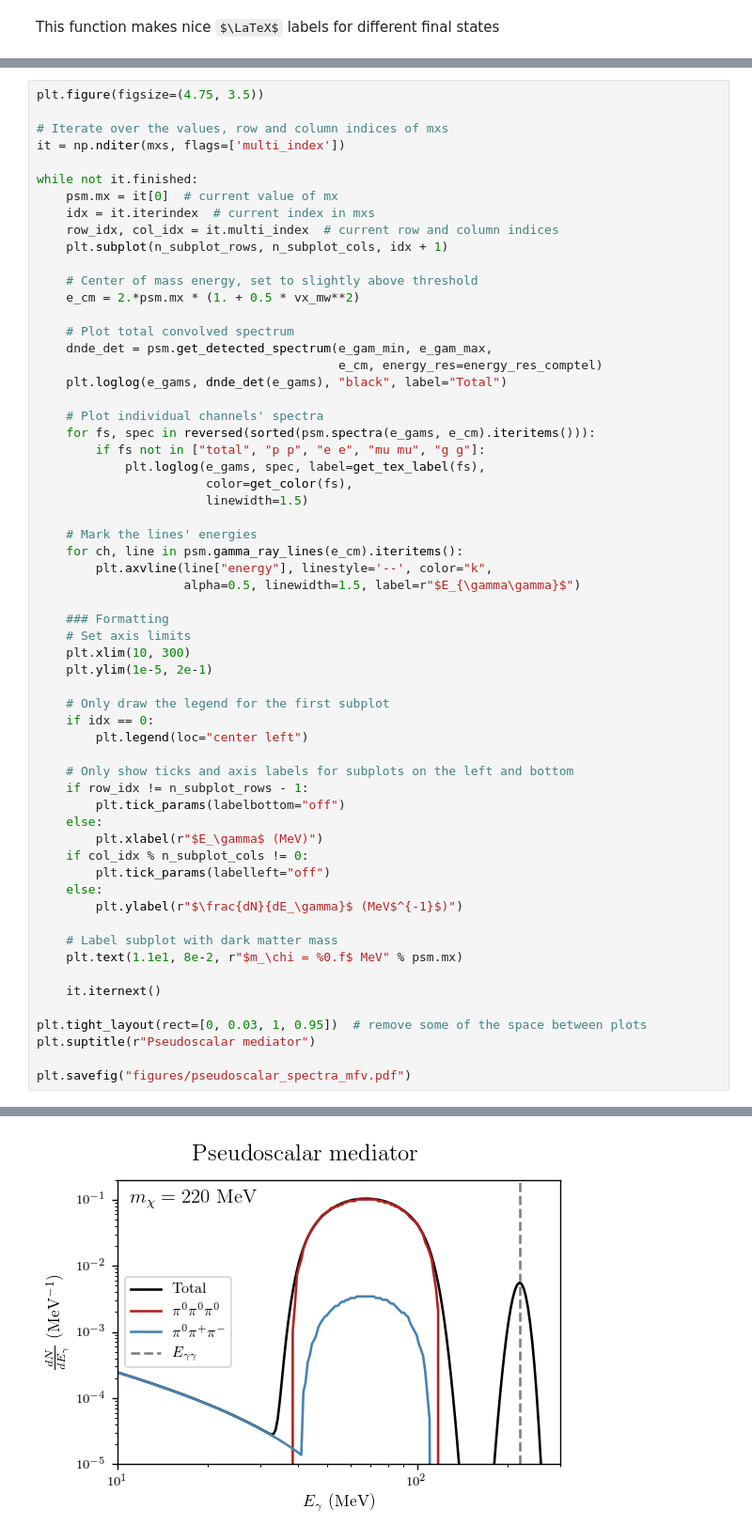
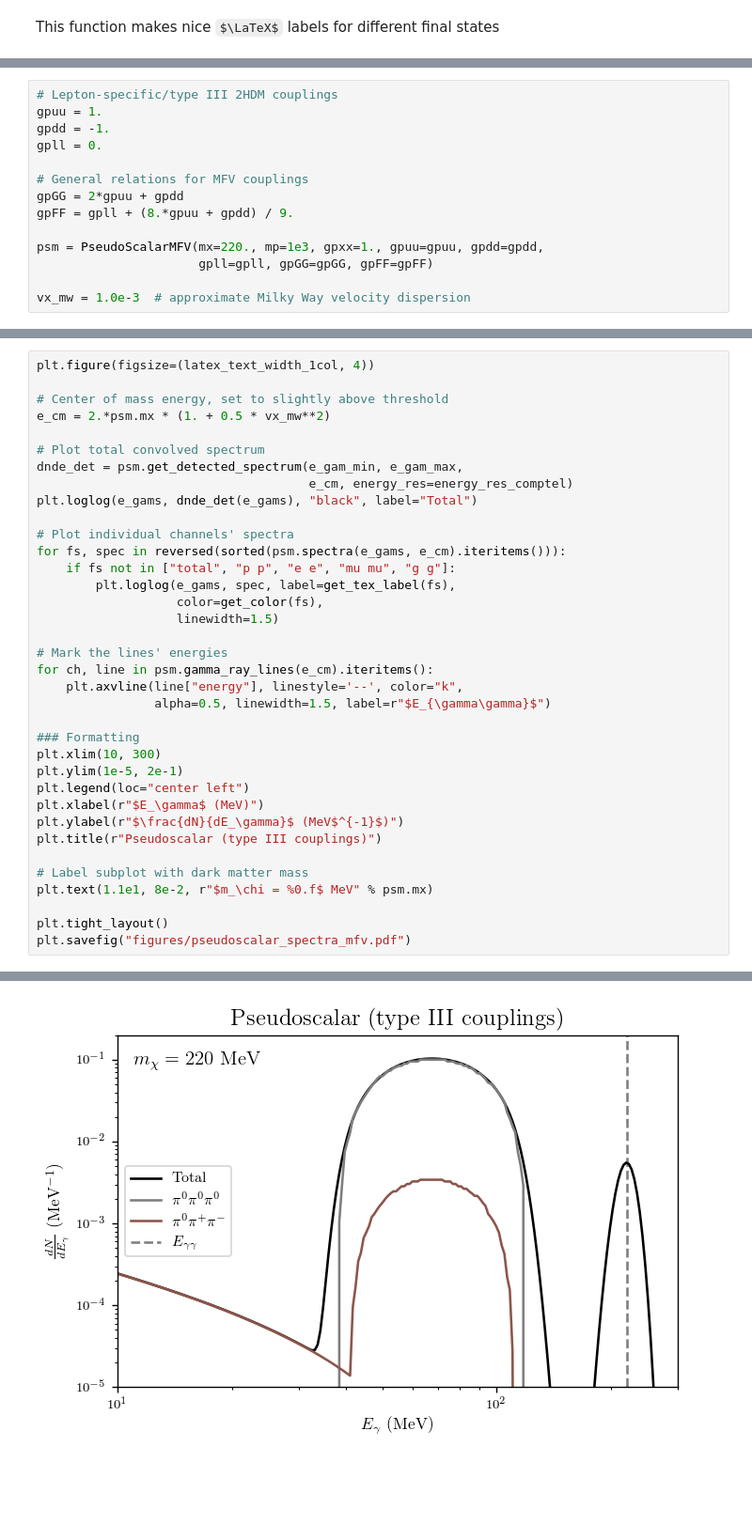
Before and after one commit to LoganAMorrison/Hazma, a Jupyter notebook: tutorials/pseudoscalar_mediator_spectra.ipynb, the cells around one changed output, grey strips where cells are left out. Shown at 94% size. Saved outputs shown, nothing was run; the diff lists cells and outputs as text; some formulas as TeX source; blank space fills up the shorter version.

Commit message:
Remade plots with better formatting and colors for my thesis.

```diff
--- a/tutorials/pseudoscalar_mediator_spectra.ipynb
+++ b/tutorials/pseudoscalar_mediator_spectra.ipynb
@@ -28,0 +11,14 @@ Choose arrays of photon energies and DM masses. The DM mass array has the same s
+# %%
+# Lepton-specific/type III 2HDM couplings
+gpuu = 1.
+gpdd = -1.
+gpll = 0.
+
+# General relations for MFV couplings
+gpGG = 2*gpuu + gpdd
+gpFF = gpll + (8.*gpuu + gpdd) / 9.
+
+psm = PseudoScalarMFV(mx=220., mp=1e3, gpxx=1., gpuu=gpuu, gpdd=gpdd,
+                      gpll=gpll, gpGG=gpGG, gpFF=gpFF)
+
+vx_mw = 1.0e-3  # approximate Milky Way velocity dispersion
@@ -37,62 +30,38 @@ Iterate over the array of dark matter masses, computing the spectrum at each $E_
 # %%
-plt.figure(figsize=(4.75, 3.5))
+plt.figure(figsize=(latex_text_width_1col, 4))
 
-# Iterate over the values, row and column indices of mxs
-it = np.nditer(mxs, flags=['multi_index'])
+# Center of mass energy, set to slightly above threshold
+e_cm = 2.*psm.mx * (1. + 0.5 * vx_mw**2)
 
-while not it.finished:
-    psm.mx = it[0]  # current value of mx
-    idx = it.iterindex  # current index in mxs
-    row_idx, col_idx = it.multi_index  # current row and column indices
-    plt.subplot(n_subplot_rows, n_subplot_cols, idx + 1)
+# Plot total convolved spectrum
+dnde_det = psm.get_detected_spectrum(e_gam_min, e_gam_max,
+                                     e_cm, energy_res=energy_res_comptel)
+plt.loglog(e_gams, dnde_det(e_gams), "black", label="Total")
 
-    # Center of mass energy, set to slightly above threshold
-    e_cm = 2.*psm.mx * (1. + 0.5 * vx_mw**2)
+# Plot individual channels' spectra
+for fs, spec in reversed(sorted(psm.spectra(e_gams, e_cm).iteritems())):
+    if fs not in ["total", "p p", "e e", "mu mu", "g g"]:
+        plt.loglog(e_gams, spec, label=get_tex_label(fs),
+                   color=get_color(fs),
+                   linewidth=1.5)
 
-    # Plot total convolved spectrum
-    dnde_det = psm.get_detected_spectrum(e_gam_min, e_gam_max,
-                                         e_cm, energy_res=energy_res_comptel)
-    plt.loglog(e_gams, dnde_det(e_gams), "black", label="Total")
+# Mark the lines' energies
+for ch, line in psm.gamma_ray_lines(e_cm).iteritems():
+    plt.axvline(line["energy"], linestyle='--', color="k",
+                alpha=0.5, linewidth=1.5, label=r"$E_{\gamma\gamma}$")
 
-    # Plot individual channels' spectra
-    for fs, spec in reversed(sorted(psm.spectra(e_gams, e_cm).iteritems())):
-        if fs not in ["total", "p p", "e e", "mu mu", "g g"]:
-            plt.loglog(e_gams, spec, label=get_tex_label(fs),
-                       color=get_color(fs),
-                       linewidth=1.5)
+### Formatting
+plt.xlim(10, 300)
+plt.ylim(1e-5, 2e-1)
+plt.legend(loc="center left")
+plt.xlabel(r"$E_\gamma$ (MeV)")
+plt.ylabel(r"$\frac{dN}{dE_\gamma}$ (MeV$^{-1}$)")
+plt.title(r"Pseudoscalar (type III couplings)")
 
-    # Mark the lines' energies
-    for ch, line in psm.gamma_ray_lines(e_cm).iteritems():
-        plt.axvline(line["energy"], linestyle='--', color="k",
-                    alpha=0.5, linewidth=1.5, label=r"$E_{\gamma\gamma}$")
+# Label subplot with dark matter mass
+plt.text(1.1e1, 8e-2, r"$m_\chi = %0.f$ MeV" % psm.mx)
 
-    ### Formatting
-    # Set axis limits
-    plt.xlim(10, 300)
-    plt.ylim(1e-5, 2e-1)
-
-    # Only draw the legend for the first subplot
-    if idx == 0:
-        plt.legend(loc="center left")
-
-    # Only show ticks and axis labels for subplots on the left and bottom
-    if row_idx != n_subplot_rows - 1:
-        plt.tick_params(labelbottom="off")
-    else:
-        plt.xlabel(r"$E_\gamma$ (MeV)")
-    if col_idx % n_subplot_cols != 0:
-        plt.tick_params(labelleft="off")
-    else:
-        plt.ylabel(r"$\frac{dN}{dE_\gamma}$ (MeV$^{-1}$)")
-
-    # Label subplot with dark matter mass
-    plt.text(1.1e1, 8e-2, r"$m_\chi = %0.f$ MeV" % psm.mx)
-
-    it.iternext()
-
-plt.tight_layout(rect=[0, 0.03, 1, 0.95])  # remove some of the space between plots
-plt.suptitle(r"Pseudoscalar mediator")
-
+plt.tight_layout()
 plt.savefig("figures/pseudoscalar_spectra_mfv.pdf")
 # %% [output]
   underestimated.
@@ -114 +81 @@ plt.savefig("figures/pseudoscalar_spectra_mfv.pdf")
-[figure, old version]
+[figure, new version]
```
Also changed, not shown: parts of 10 cells of this notebook, 7 other files.
